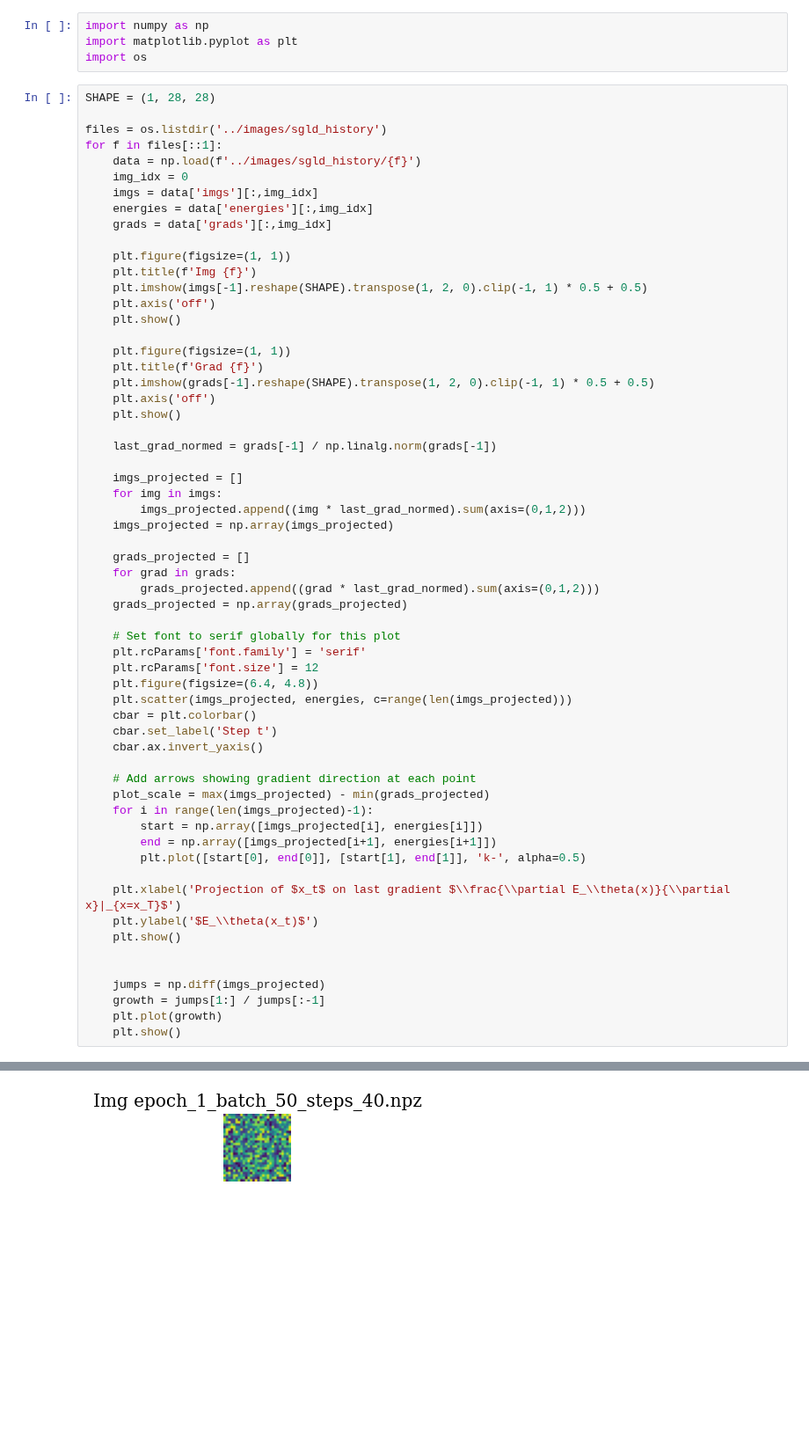
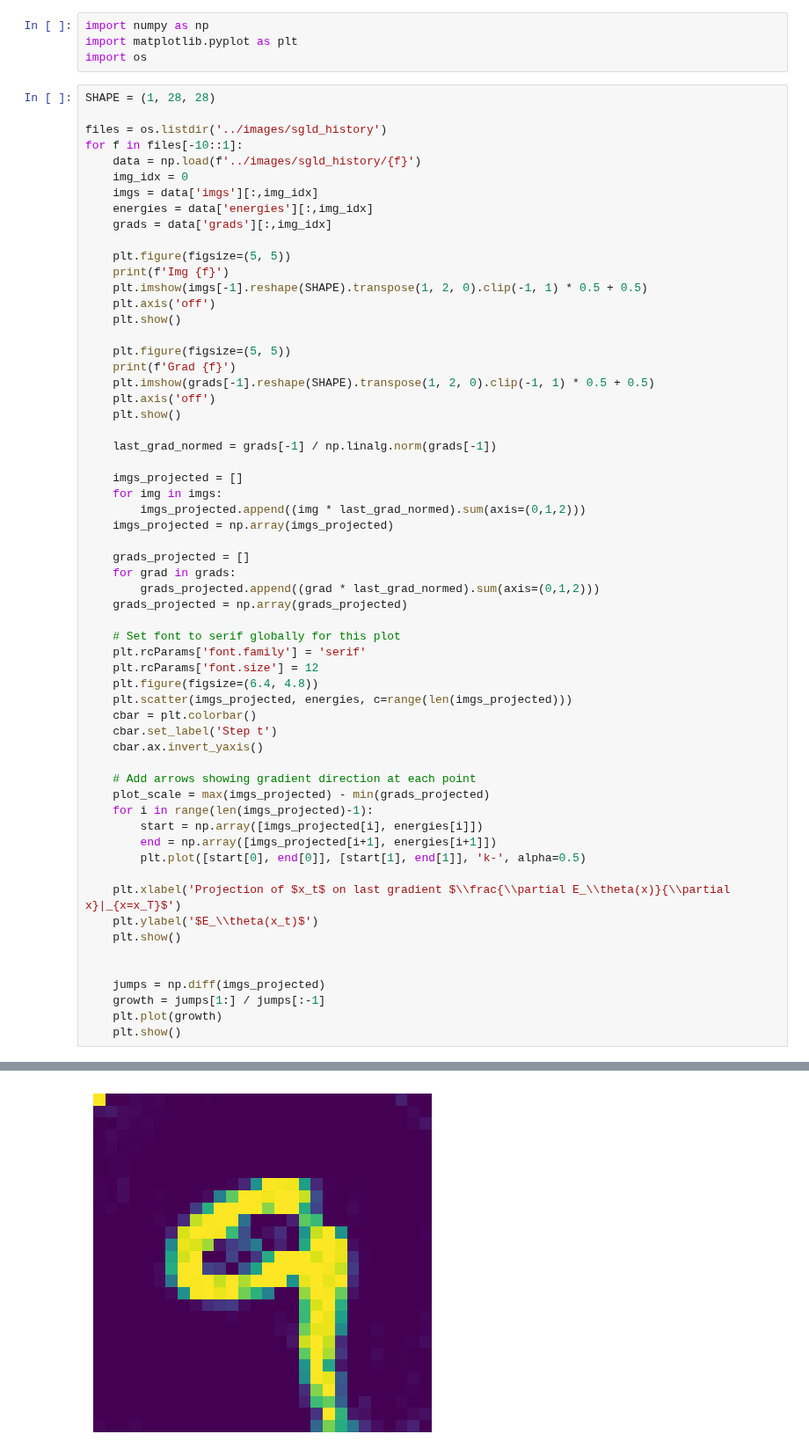
Before and after one commit to vivian0216/generative_modelling, a Jupyter notebook: nbs/sgld_hist.ipynb, the cells around one changed output, grey strips where cells are left out. Shown at 88% size. Cells and saved outputs as stored; diff of their text form; blank space fills up the shorter version.

```diff
--- a/nbs/sgld_hist.ipynb
+++ b/nbs/sgld_hist.ipynb
@@ -6,21 +6,21 @@ import os
 SHAPE = (1, 28, 28)
 
 files = os.listdir('../images/sgld_history')
-for f in files[::1]:
+for f in files[-10::1]:
     data = np.load(f'../images/sgld_history/{f}')
     img_idx = 0
     imgs = data['imgs'][:,img_idx]
     energies = data['energies'][:,img_idx]
     grads = data['grads'][:,img_idx]
 
-    plt.figure(figsize=(1, 1))
-    plt.title(f'Img {f}')
+    plt.figure(figsize=(5, 5))
+    print(f'Img {f}')
     plt.imshow(imgs[-1].reshape(SHAPE).transpose(1, 2, 0).clip(-1, 1) * 0.5 + 0.5)
     plt.axis('off')
     plt.show()
 
-    plt.figure(figsize=(1, 1))
-    plt.title(f'Grad {f}')
+    plt.figure(figsize=(5, 5))
+    print(f'Grad {f}')
     plt.imshow(grads[-1].reshape(SHAPE).transpose(1, 2, 0).clip(-1, 1) * 0.5 + 0.5)
     plt.axis('off')
     plt.show()
@@ -66 +67 @@ for f in files[::1]:
-[figure, old version]
+[figure, new version]
```
Also changed, not shown: parts of 1 cell of this notebook, 4 other files.
